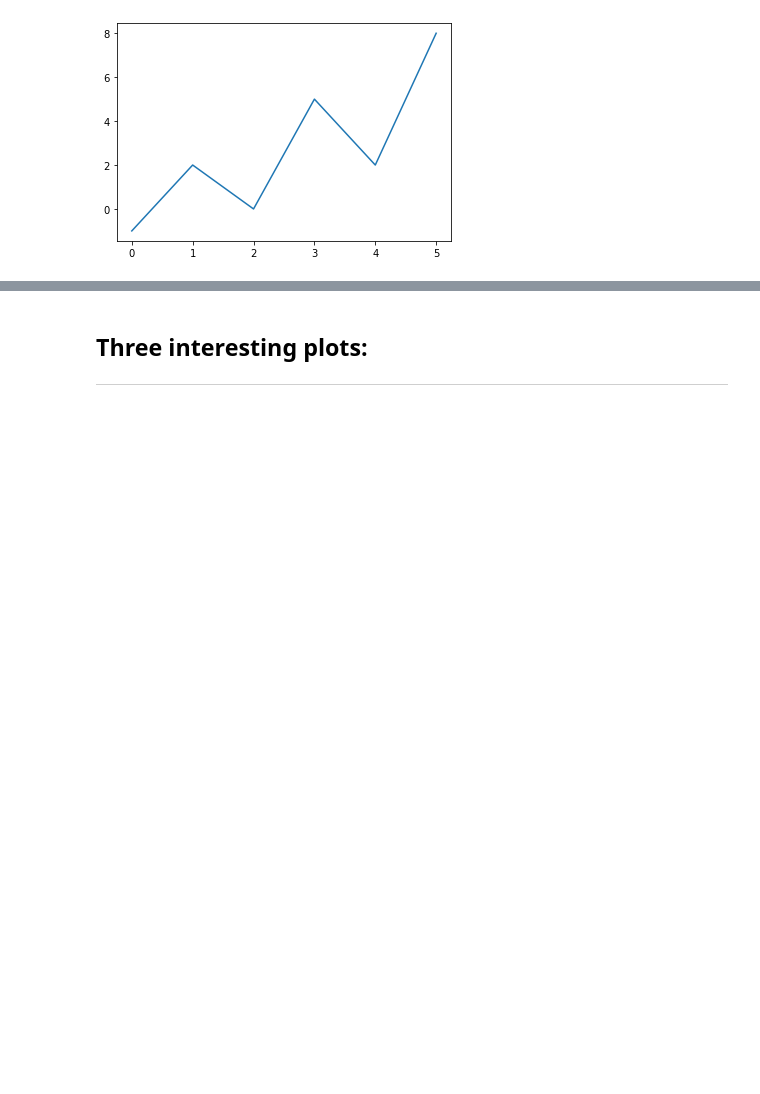
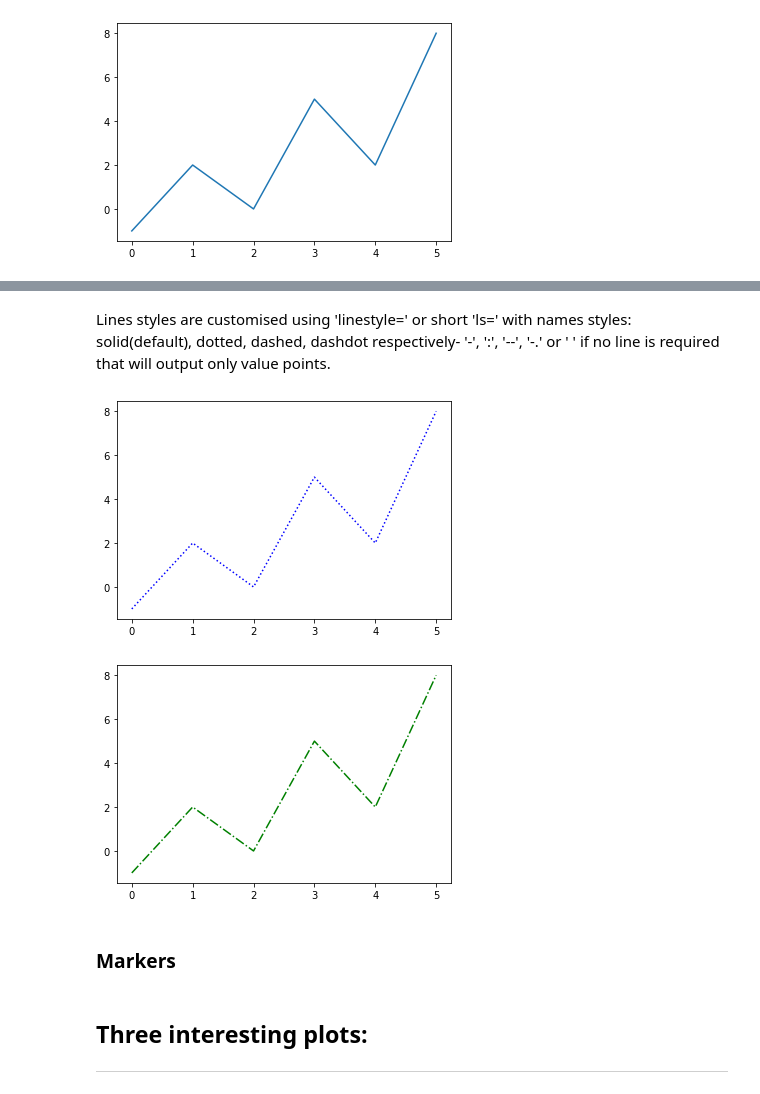
Before and after one commit to Mantvydas-data/FundamentalsofDataAnalysis, a Jupyter notebook: pyplot.ipynb, the cells around one changed output, grey strips where cells are left out. Saved outputs shown, nothing was run; the diff lists cells and outputs as text; code cells hidden in the pictures; blank space fills up the shorter version.

```diff
--- a/pyplot.ipynb
+++ b/pyplot.ipynb
@@ -67,3 +95,22 @@ plt.show()
+# %% [markdown]
+Lines styles are customised using 'linestyle=' or short 'ls=' with names styles: solid(default), dotted, dashed, dashdot respectively- '-', ':', '--', '-.' or ' ' if no line is required that will output only value points.
+# %%
+# Specifying y values
+y = np.array([-1,2,0,5,2,8])
+
+# Changing line style using 'linestyle=' or 'ls=' parameter
+# Blue dotted line
+plt.plot(y, color ='b', ls=':')
+plt.show()
+
+# Green dash dot line
+plt.plot(y, color ='g', ls='-.')
+plt.show()
+# %% [output]
+[figure, added]
+[figure, added]
+# %% [markdown]
+### Markers
 # %%
 # Labels
 # %%
```
Also changed, not shown: parts of 7 cells of this notebook.
